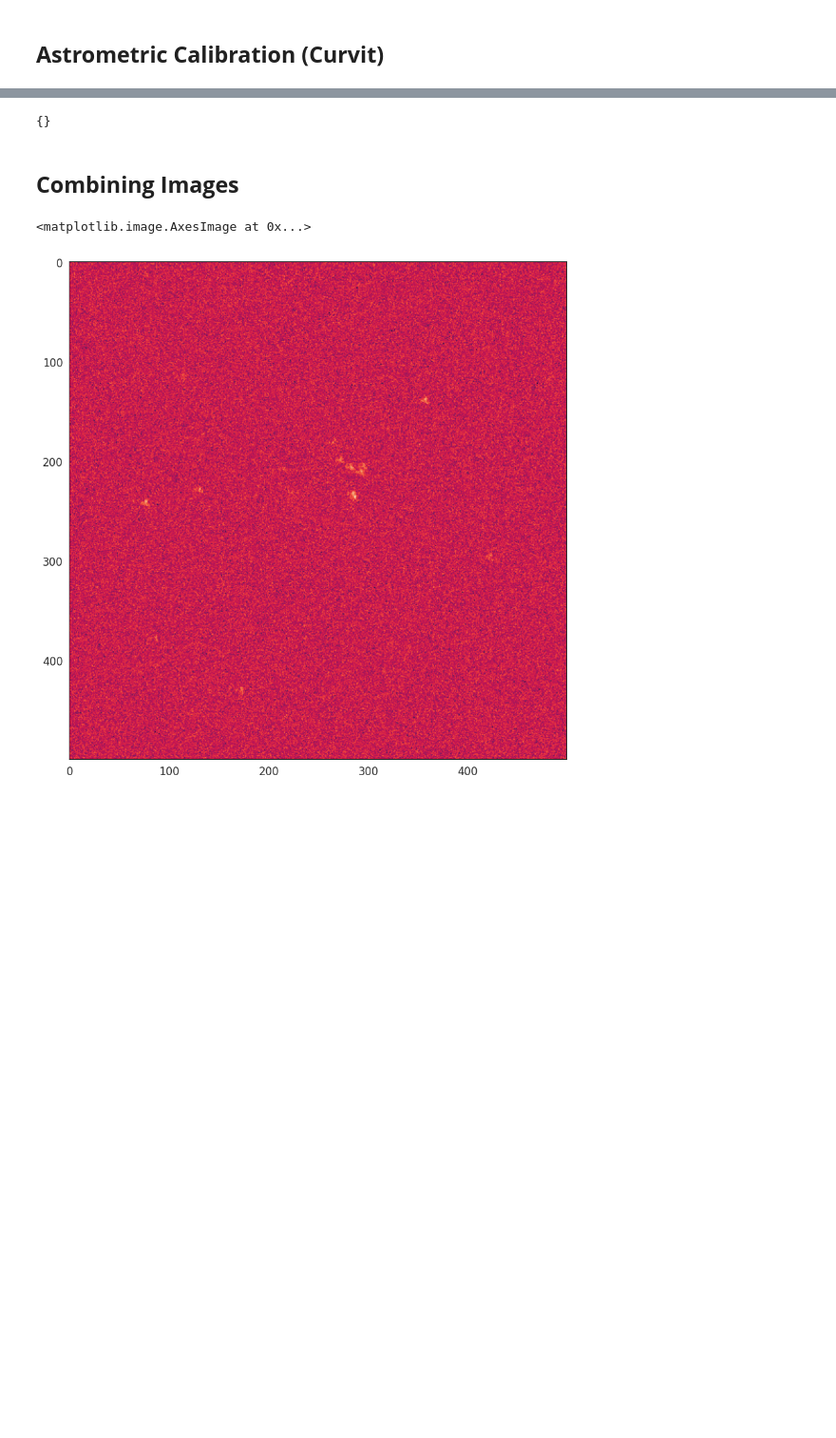
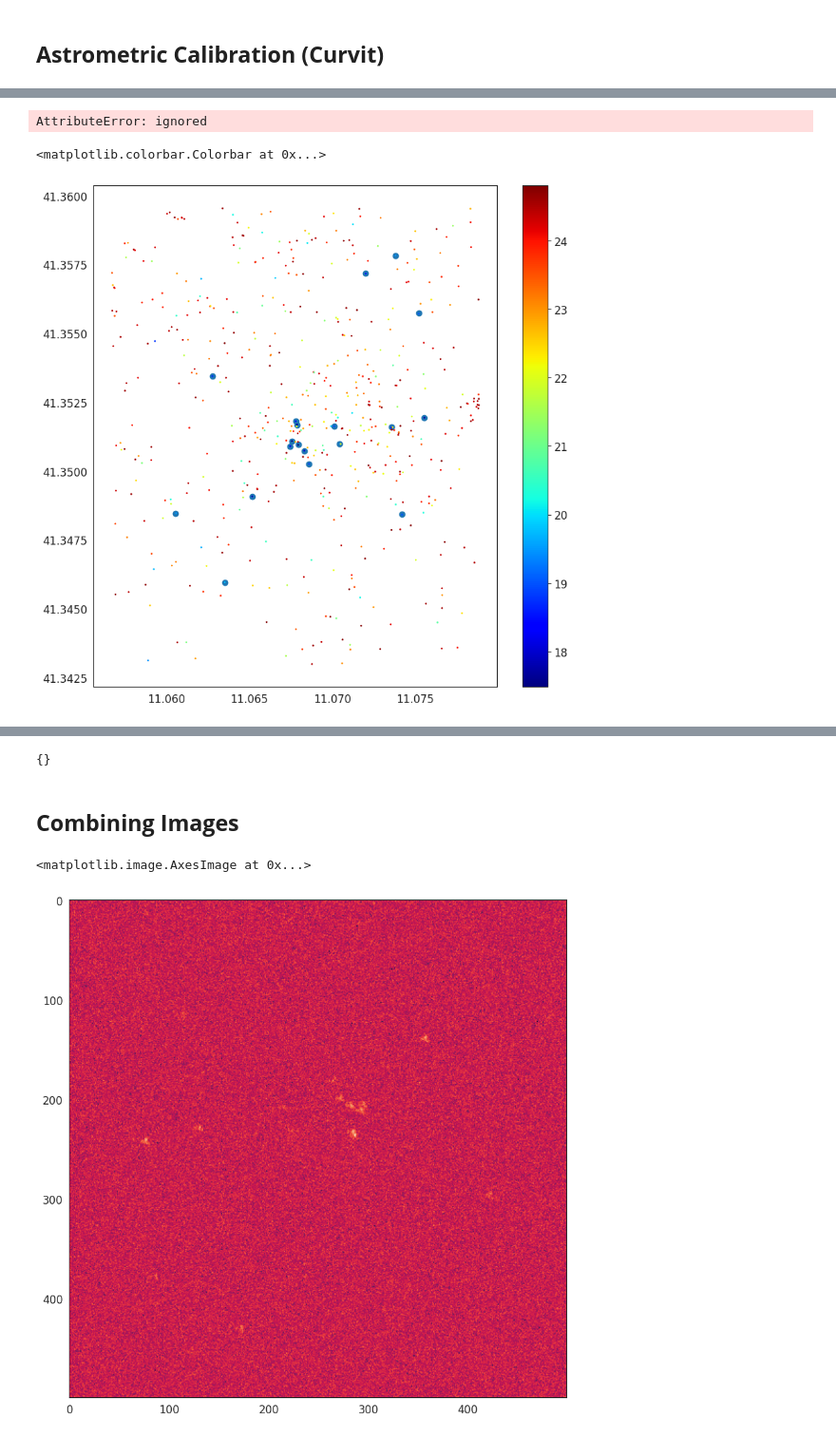
Before and after one commit to Jack3690/INSIST_pipeline, a Jupyter notebook: notebooks/MACADAMIA.ipynb, the cells around one changed output, grey strips where cells are left out. Shown at 95% size. Cells and saved outputs as stored; diff of their text form; code cells hidden in the pictures; blank space fills up the shorter version.

```diff
--- a/notebooks/MACADAMIA.ipynb
+++ b/notebooks/MACADAMIA.ipynb
@@ -131,0 +143,16 @@ for f in os.listdir(input_dir):
+# %%
+data = hdul[0].data
+wcs = WCS(hdul[0].header)
+sigma = 3.0*stats.gaussian_fwhm_to_sigma  # FWHM = 3.
+
+
+# Define DAOStarFinder parameters
+threshold = 5.0  # Detection threshold
+fwhm = 3.0      # Full Width at Half Maximum (approximate stellar size)
+
+# Perform star detection/multimedia/nasatv/index.html
+daofind = DAOStarFinder(threshold, fwhm)
+sources = daofind(data)
+
+# Print the number of detected stars
+num_stars = len(sources)
@@ -131,0 +181,19 @@ for f in os.listdir(input_dir):
+# %%
+catalog = sources.to_table().to_pandas().dropna(subset = 'xcentroid')
+# %% [output]
+AttributeError: ignored
+# %%
+x = catalog['sky_centroid.ra']
+y = catalog['sky_centroid.dec']
+
+plt.scatter(x,y)
+
+x = df['ra']
+y = df['dec']
+c = df['mag']
+
+img = plt.scatter(x, y, c =c, s=1, cmap='jet')
+plt.colorbar(img)
+# %% [output]
+<matplotlib.colorbar.Colorbar at 0x...>
+[figure, added]
```
Also changed, not shown: parts of 5 cells of this notebook.
